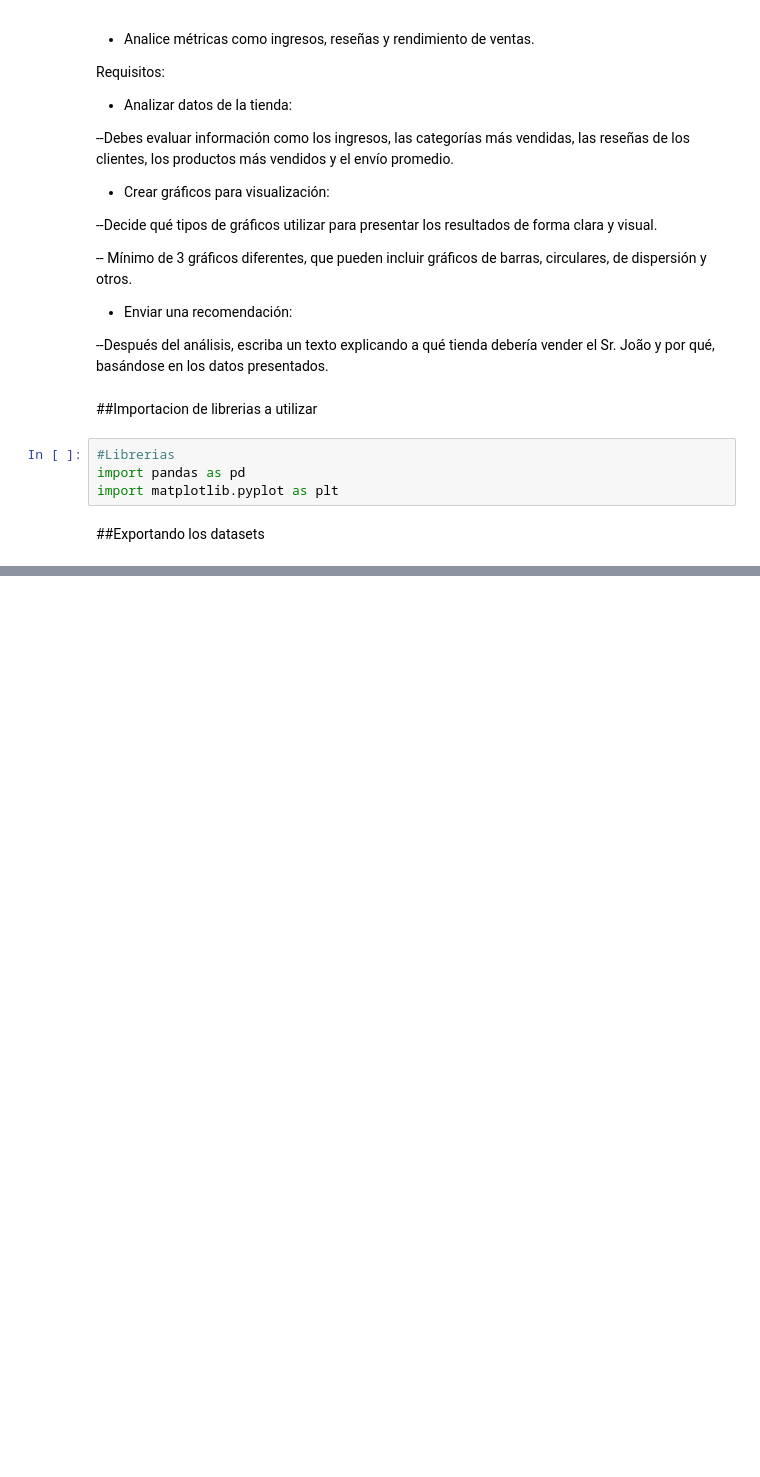
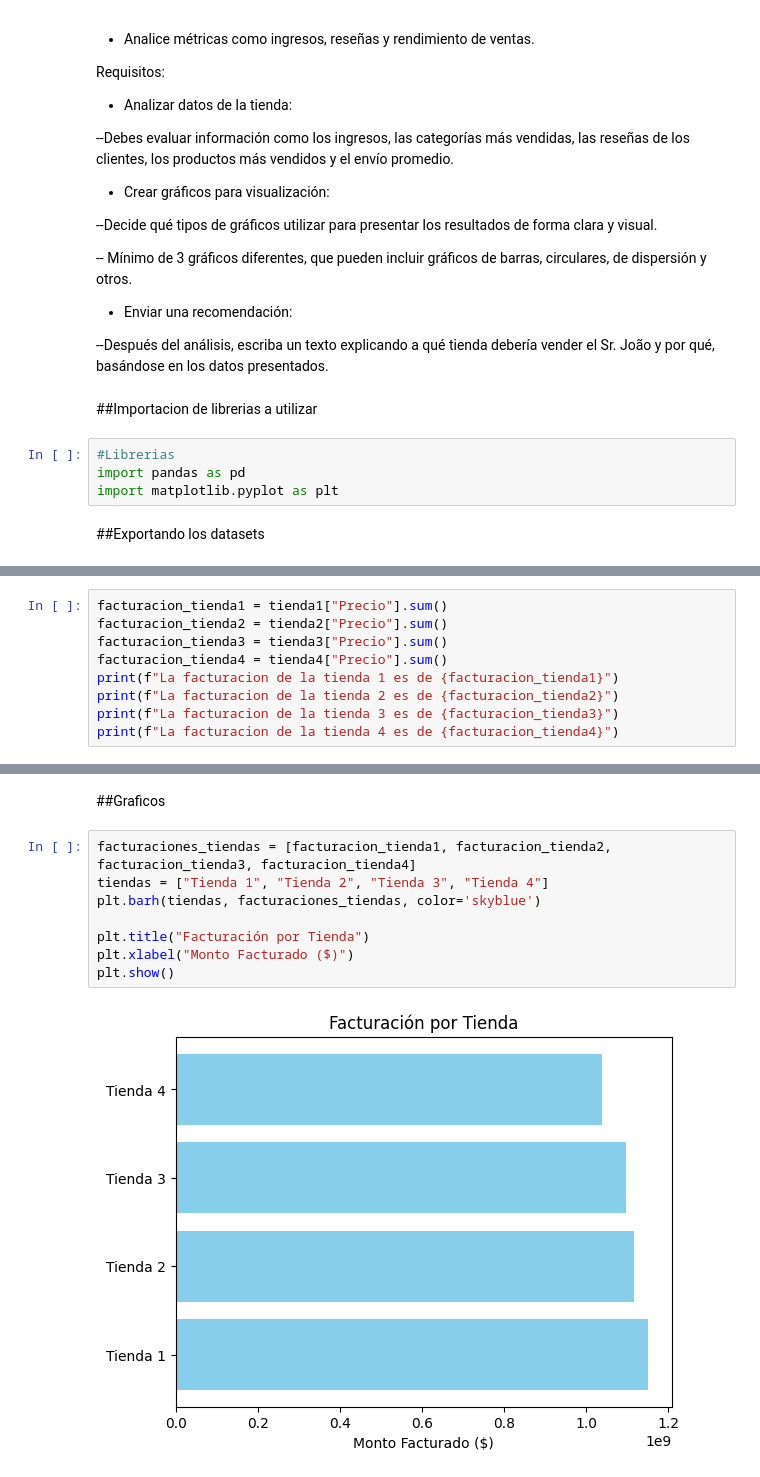
Before and after one commit to cristian160705/Challenge_Alura_Store_Latam, a Jupyter notebook: Challenge_Alura_Store_Latam.ipynb, the cells around one changed output, grey strips where cells are left out. Cells and saved outputs as stored; diff of their text form; blank space fills up the shorter version.

```diff
--- a/Challenge_Alura_Store_Latam.ipynb
+++ b/Challenge_Alura_Store_Latam.ipynb
@@ -51,0 +155,9 @@ tienda4 = pd.read_csv(url4)
+# %%
+facturacion_tienda1 = tienda1["Precio"].sum()
+facturacion_tienda2 = tienda2["Precio"].sum()
+facturacion_tienda3 = tienda3["Precio"].sum()
+facturacion_tienda4 = tienda4["Precio"].sum()
+print(f"La facturacion de la tienda 1 es de {facturacion_tienda1}")
+print(f"La facturacion de la tienda 2 es de {facturacion_tienda2}")
+print(f"La facturacion de la tienda 3 es de {facturacion_tienda3}")
+print(f"La facturacion de la tienda 4 es de {facturacion_tienda4}")
@@ -51,0 +376,12 @@ tienda4 = pd.read_csv(url4)
+# %% [markdown]
+##Graficos
+# %%
+facturaciones_tiendas = [facturacion_tienda1, facturacion_tienda2, facturacion_tienda3, facturacion_tienda4]
+tiendas = ["Tienda 1", "Tienda 2", "Tienda 3", "Tienda 4"]
+plt.barh(tiendas, facturaciones_tiendas, color='skyblue')
+
+plt.title("Facturación por Tienda")
+plt.xlabel("Monto Facturado ($)")
+plt.show()
+# %% [output]
+[figure, added]
```
Also changed, not shown: parts of 41 cells of this notebook.
